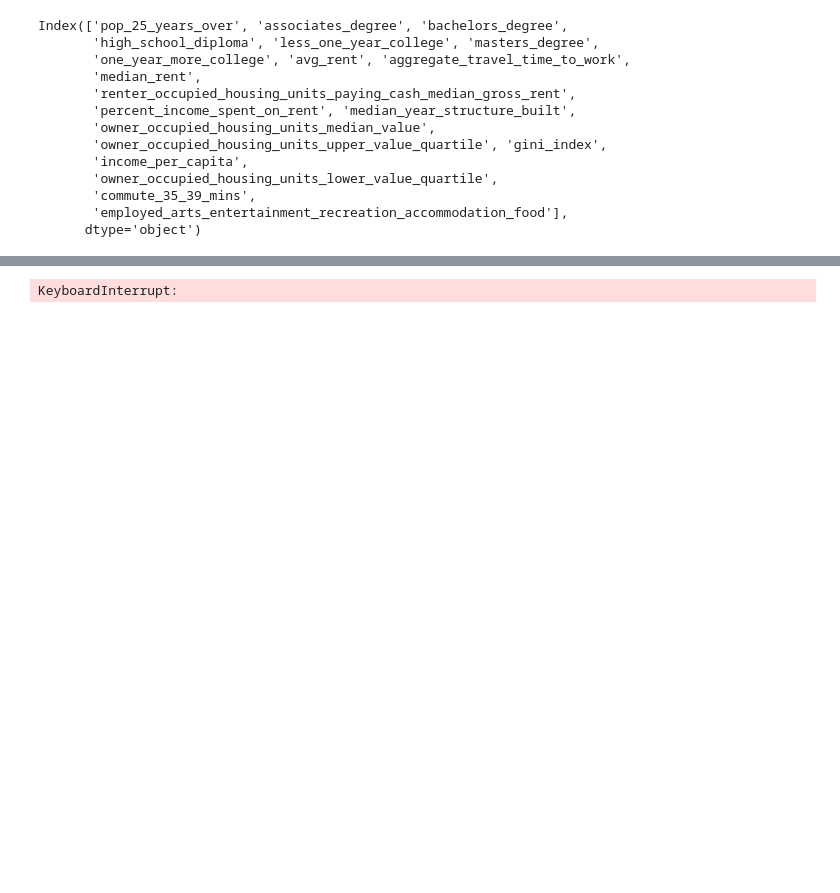
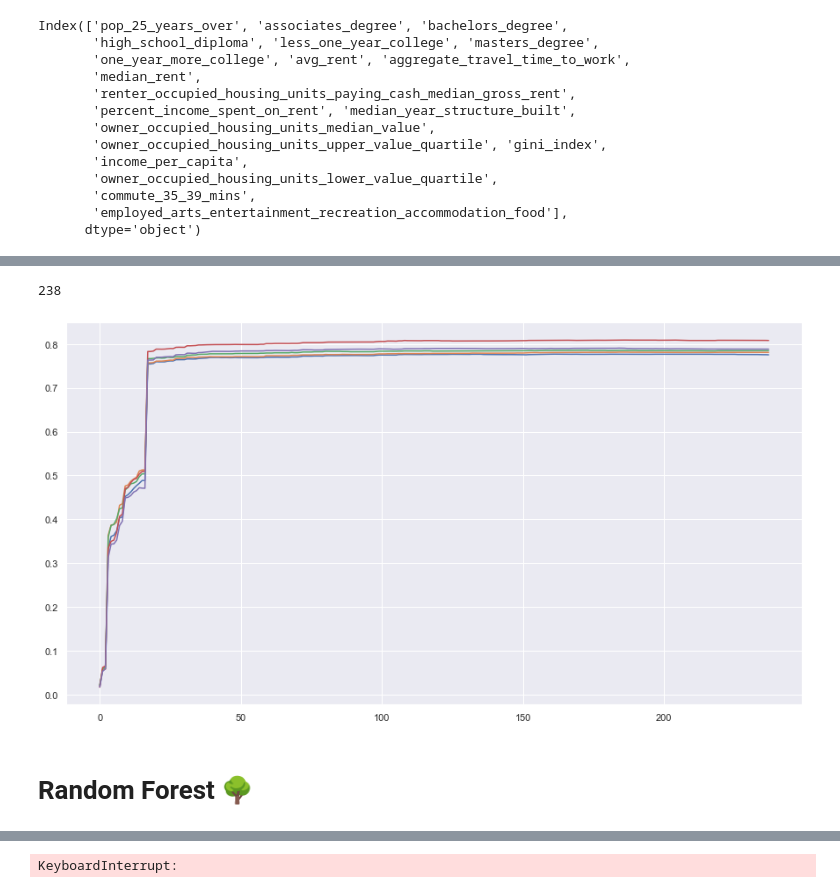
Before and after one commit to Skipp-py/NYCDSA_Capstone, a Jupyter notebook: Karl/2011_acs_model_building.ipynb, the cells around one changed output, grey strips where cells are left out. Cells and saved outputs as stored; diff of their text form; code cells hidden in the pictures; blank space fills up the shorter version.

```diff
--- a/Karl/2011_acs_model_building.ipynb
+++ b/Karl/2011_acs_model_building.ipynb
@@ -134,3 +349,31 @@ len(X.columns)
+# %%
+for i in range(10):
+    scores[i] = []
+    X_train, X_test, y_train, y_test = train_test_split(X, y, test_size=0.25)
+    X_train2 = pd.DataFrame()
+    X_test2 = pd.DataFrame()
+    for a in attr:
+        X_train2[a] = X_train[a]
+        X_test2[a] = X_test[a]
+        mlr.fit(X_train2, y_train)
+        scores[i].append(mlr.score(X_test2, y_test))
+# %%
+scores_avg = []
+for i in range(len(scores[1])):
+    scores_avg.append()
+# %% [output]
+238
+# %%
+plt.plot(scores)
+plt.plot(scores2)
+plt.plot(scores3)
+plt.plot(scores4)
+plt.plot(scores5)
+plt.show()
+# %% [output]
+[figure, added]
+# %% [markdown]
+# Random Forest 🌳
 # %%
 model = ensemble.RandomForestRegressor()
 X_train, X_test, y_train, y_test = train_test_split(X, y, test_size = 0.25)
```
Also changed, not shown: parts of 31 cells of this notebook, 2 other files.
